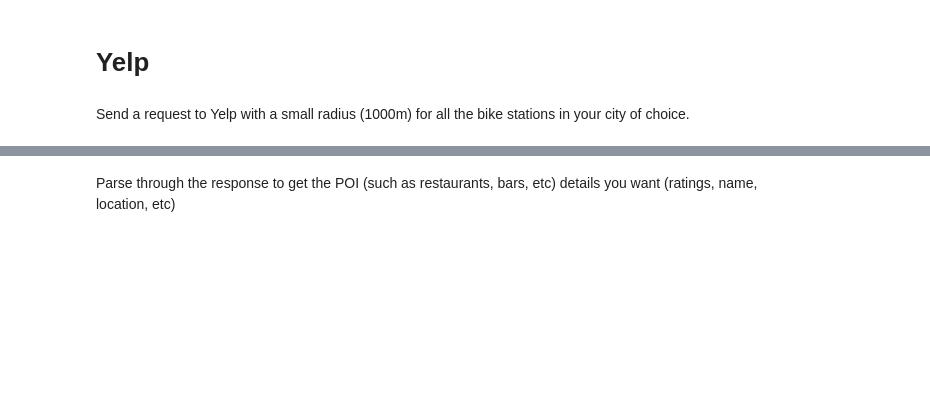
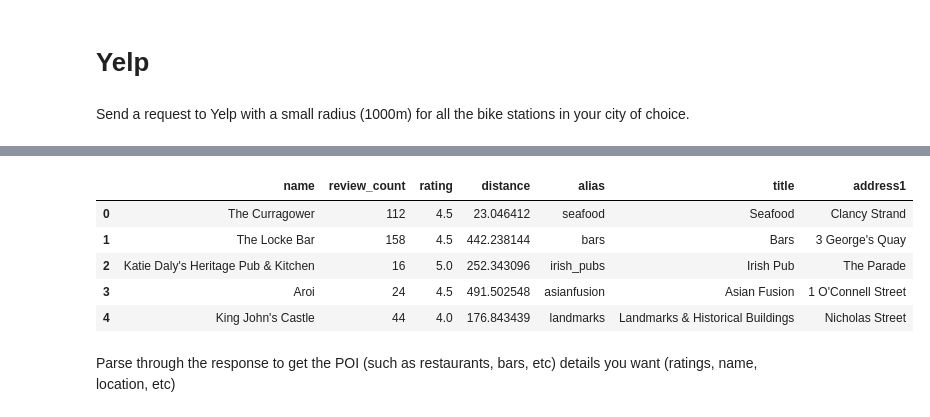
Before and after one commit to jenniferzhao2023/Mid_Term_Project, a Jupyter notebook: Project-Python_Statistics/notebooks/yelp_foursquare_EDA.ipynb, the cells around one changed output, grey strips where cells are left out. Saved outputs shown, nothing was run; the diff lists cells and outputs as text; code cells hidden in the pictures; blank space fills up the shorter version.

```diff
--- a/Project-Python_Statistics/notebooks/yelp_foursquare_EDA.ipynb
+++ b/Project-Python_Statistics/notebooks/yelp_foursquare_EDA.ipynb
@@ -14,0 +424,2 @@ Send a request to Yelp with a small radius (1000m) for all the bike stations in
+# %%
+new_df = pd.json_normalize(y[0])
@@ -14,0 +435,9 @@ Send a request to Yelp with a small radius (1000m) for all the bike stations in
+# %%
+loc = df1['location']
+loc = pd.json_normalize(loc)
+loc = pd.DataFrame(loc)
+loc = loc['address1']
+loc =  pd.DataFrame(loc)
+# %%
+df1 = df1.drop(['categories', 'location'], axis = 1)
+df1.head()
@@ -14,0 +451,12 @@ Send a request to Yelp with a small radius (1000m) for all the bike stations in
+# %%
+# merge new_df, loc with df1
+yelp_df= pd.concat([df1, new_df, loc], axis = 1)
+# %%
+yelp_df.head()
+# %% [output]
+|  | name | review_count | rating | distance | alias | title | address1 |
+| 0 | The Curragower | 112 | 4.5 | 23.046412 | seafood | Seafood | Clancy Strand |
+| 1 | The Locke Bar | 158 | 4.5 | 442.238144 | bars | Bars | 3 George's Quay |
+| 2 | Katie Daly's Heritage Pub & Kitchen | 16 | 5.0 | 252.343096 | irish_pubs | Irish Pub | The Parade |
+| 3 | Aroi | 24 | 4.5 | 491.502548 | asianfusion | Asian Fusion | 1 O'Connell Street |
+| 4 | King John's Castle | 44 | 4.0 | 176.843439 | landmarks | Landmarks & Historical Buildings | Nicholas Street |
```
Also changed, not shown: parts of 68 cells of this notebook, 16 other files.
